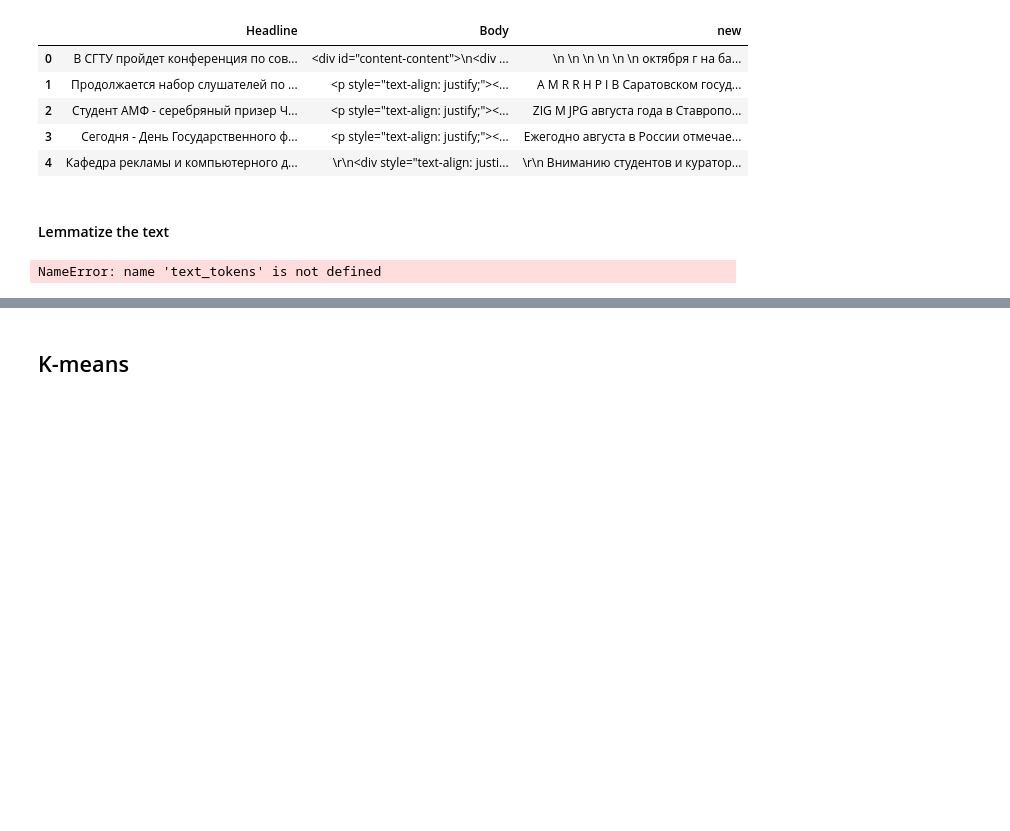
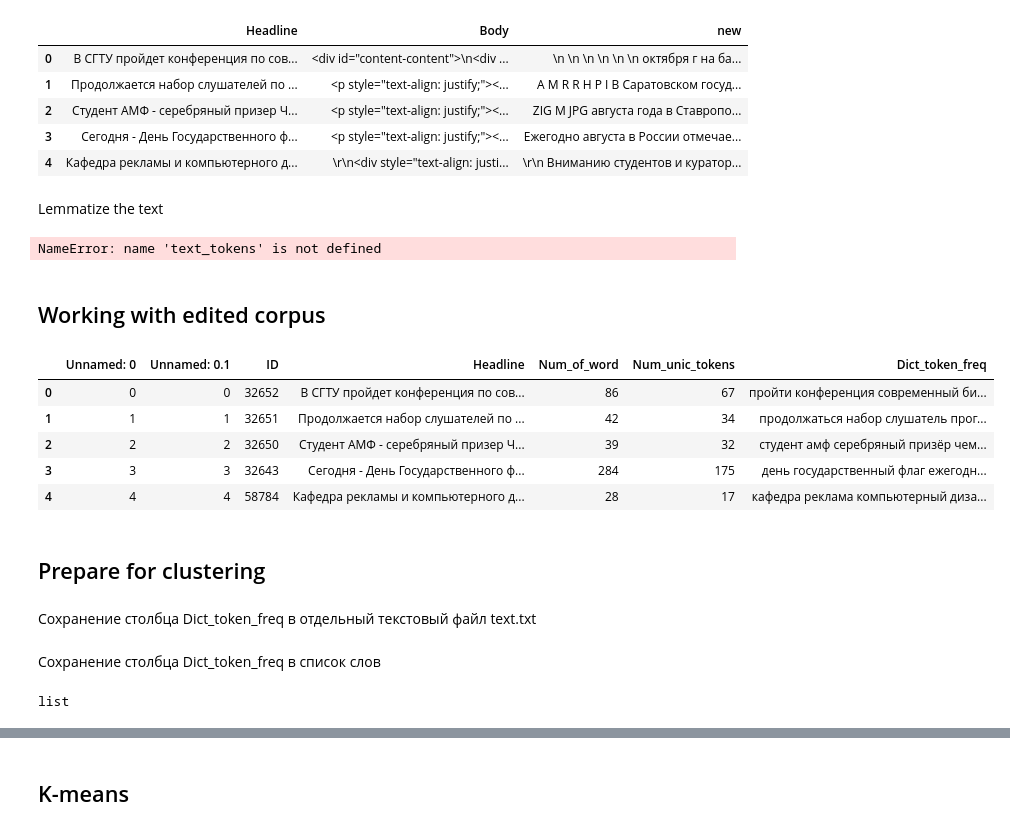
Before and after one commit to SirKarib/Fine-grained-Clustering, a Jupyter notebook: Fine_grained_clustering.ipynb, the cells around one changed output, grey strips where cells are left out. Cells and saved outputs as stored; diff of their text form; code cells hidden in the pictures; blank space fills up the shorter version.

```diff
--- a/Fine_grained_clustering.ipynb
+++ b/Fine_grained_clustering.ipynb
@@ -65,5 +63,5 @@ df.head()
 # %% [markdown]
-#### Lemmatize the text
+Lemmatize the text
 # %%
 import nltk
 from nltk import word_tokenize
@@ -83,3 +81,28 @@ text_tokens = [token.strip() for token in text_tokens if token not in russian_st
 print(text_tokens, type(text_tokens), len(text_tokens))
 # %% [output]
 NameError: name 'text_tokens' is not defined
+# %% [markdown]
+## Working with edited corpus
+# %%
+import pandas as pd
+
+df = pd.read_excel('edited_corpus.xlsx')
+df.head()
+# %% [output]
+|  | Unnamed: 0 | Unnamed: 0.1 | ID | Headline | Num_of_word | Num_unic_tokens | Dict_token_freq |
+| 0 | 0 | 0 | 32652 | В СГТУ пройдет конференция по сов... | 86 | 67 | пройти конференция современный би... |
+| 1 | 1 | 1 | 32651 | Продолжается набор слушателей по ... | 42 | 34 | продолжаться набор слушатель прог... |
+| 2 | 2 | 2 | 32650 | Студент АМФ - серебряный призер Ч... | 39 | 32 | студент амф серебряный призёр чем... |
+| 3 | 3 | 3 | 32643 | Сегодня - День Государственного ф... | 284 | 175 | день государственный флаг ежегодн... |
+| 4 | 4 | 4 | 58784 | Кафедра рекламы и компьютерного д... | 28 | 17 | кафедра реклама компьютерный диза... |
+# %% [markdown]
+## Prepare for clustering
+# %% [markdown]
+Сохранение столбца Dict_token_freq в отдельный текстовый файл text.txt
+# %% [markdown]
+Сохранение столбца Dict_token_freq в список слов
+# %%
+text = df['Dict_token_freq'].values.tolist()
+type(text)
+# %% [output]
+list
```
Also changed, not shown: parts of 21 cells of this notebook, 1 other file.
